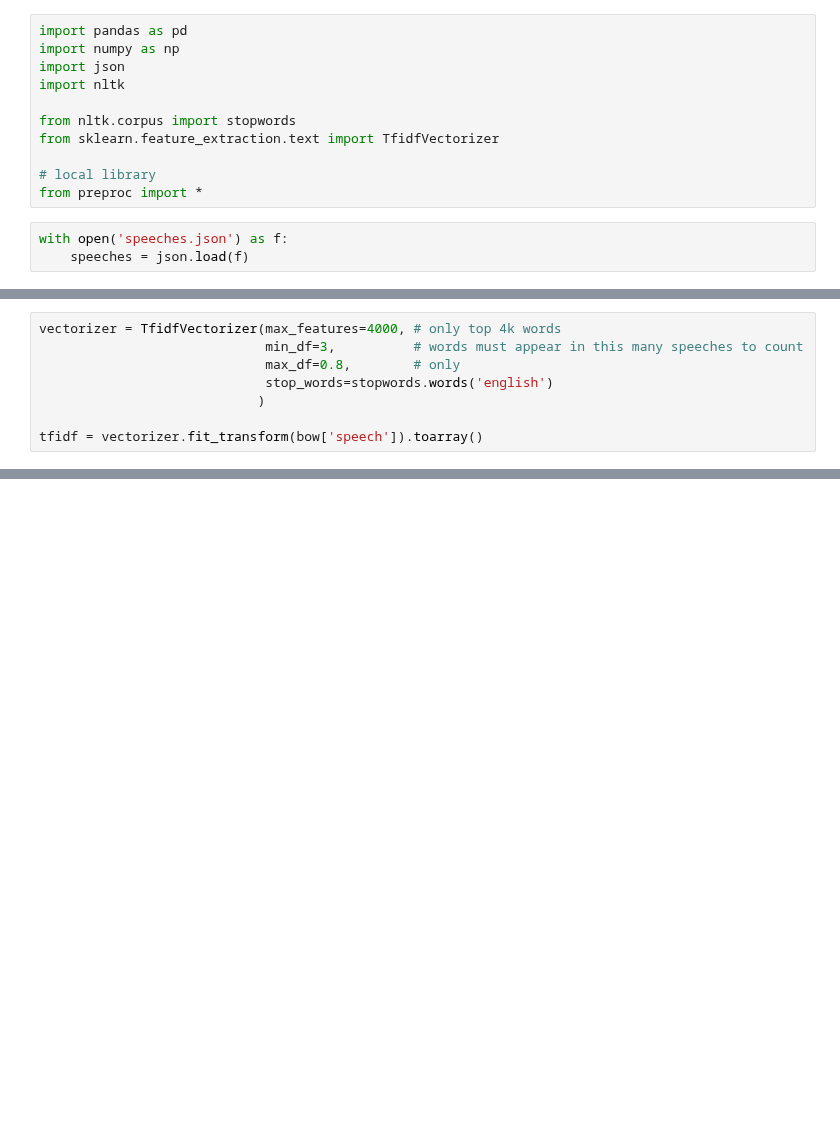
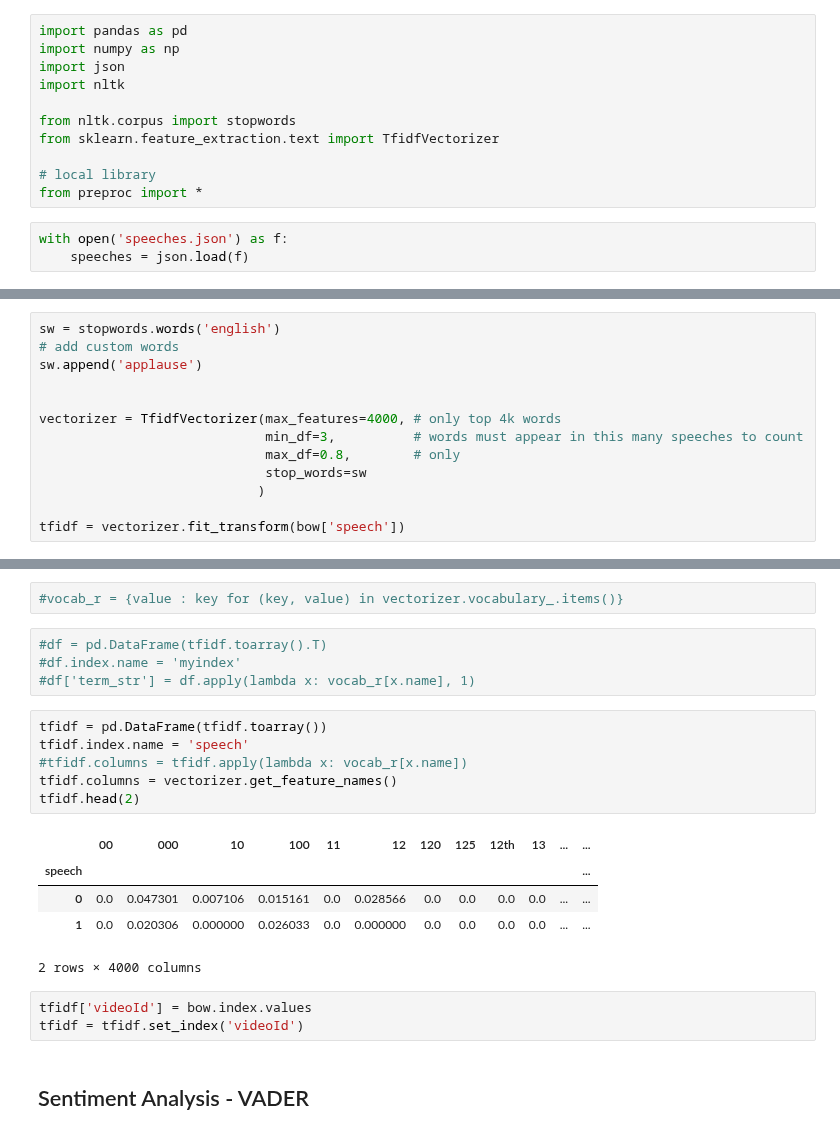
Before and after one commit to kfinity/capstone-speeches, a Jupyter notebook: sklearn_basic.ipynb, the cells around one changed output, grey strips where cells are left out. Cells and saved outputs as stored; diff of their text form; blank space fills up the shorter version.

```diff
--- a/sklearn_basic.ipynb
+++ b/sklearn_basic.ipynb
@@ -33,11 +35,16 @@ bow
 # %%
+sw = stopwords.words('english')
+# add custom words
+sw.append('applause')
+
+
 vectorizer = TfidfVectorizer(max_features=4000, # only top 4k words
                              min_df=3,          # words must appear in this many speeches to count
                              max_df=0.8,        # only
-                             stop_words=stopwords.words('english')
+                             stop_words=sw
                             )
 
-tfidf = vectorizer.fit_transform(bow['speech']).toarray()
+tfidf = vectorizer.fit_transform(bow['speech'])
 # %%
 tfidf.shape
 # %% [output]
@@ -44,0 +68,23 @@ tfidf.shape
+# %%
+#vocab_r = {value : key for (key, value) in vectorizer.vocabulary_.items()}
+# %%
+#df = pd.DataFrame(tfidf.toarray().T)
+#df.index.name = 'myindex'
+#df['term_str'] = df.apply(lambda x: vocab_r[x.name], 1)
+# %%
+tfidf = pd.DataFrame(tfidf.toarray())
+tfidf.index.name = 'speech'
+#tfidf.columns = tfidf.apply(lambda x: vocab_r[x.name])
+tfidf.columns = vectorizer.get_feature_names()
+tfidf.head(2)
+# %% [output]
+|  | 00 | 000 | 10 | 100 | 11 | 12 | 120 | 125 | 12th | 13 | ... | ... |
+| speech |  |  |  |  |  |  |  |  |  |  |  | ... |
+| 0 | 0.0 | 0.047301 | 0.007106 | 0.015161 | 0.0 | 0.028566 | 0.0 | 0.0 | 0.0 | 0.0 | ... | ... |
+| 1 | 0.0 | 0.020306 | 0.000000 | 0.026033 | 0.0 | 0.000000 | 0.0 | 0.0 | 0.0 | 0.0 | ... | ... |
+2 rows × 4000 columns
+# %%
+tfidf['videoId'] = bow.index.values
+tfidf = tfidf.set_index('videoId')
+# %% [markdown]
+## Sentiment Analysis - VADER
```
Also changed, not shown: parts of 17 cells of this notebook, 2 other files.
